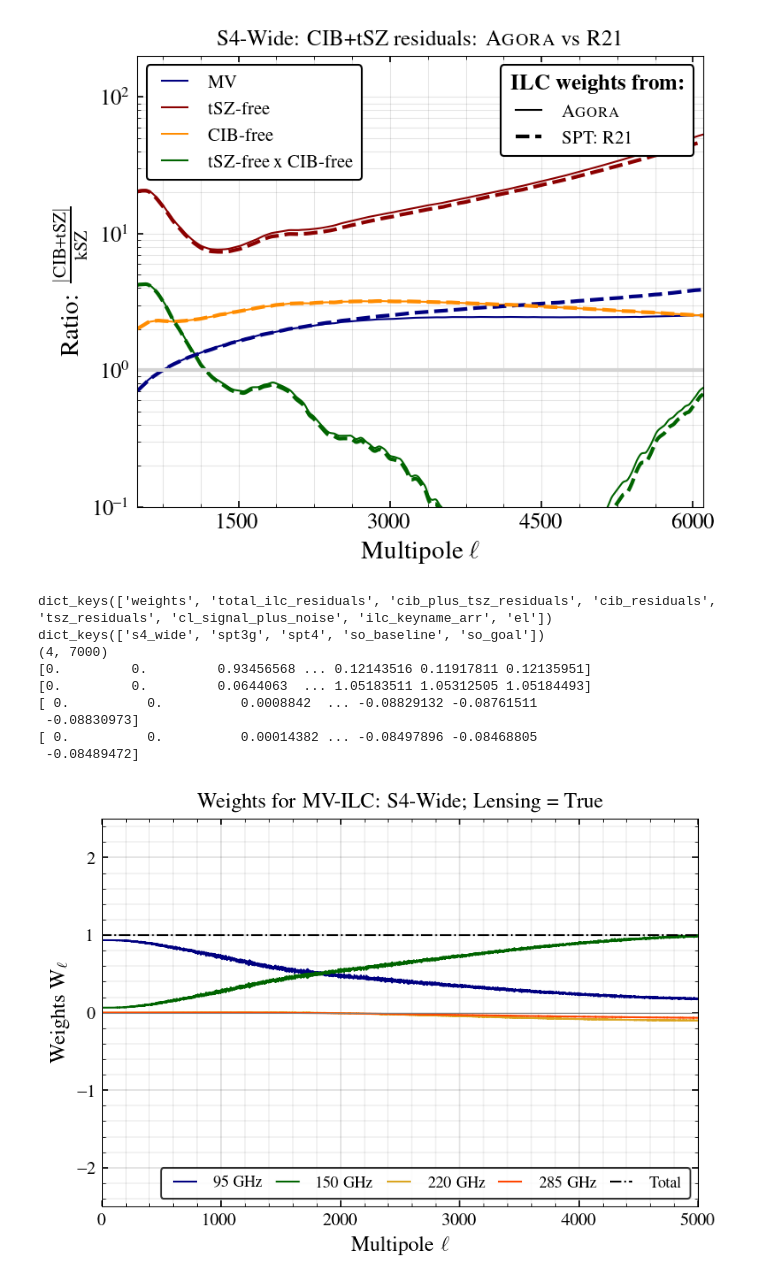
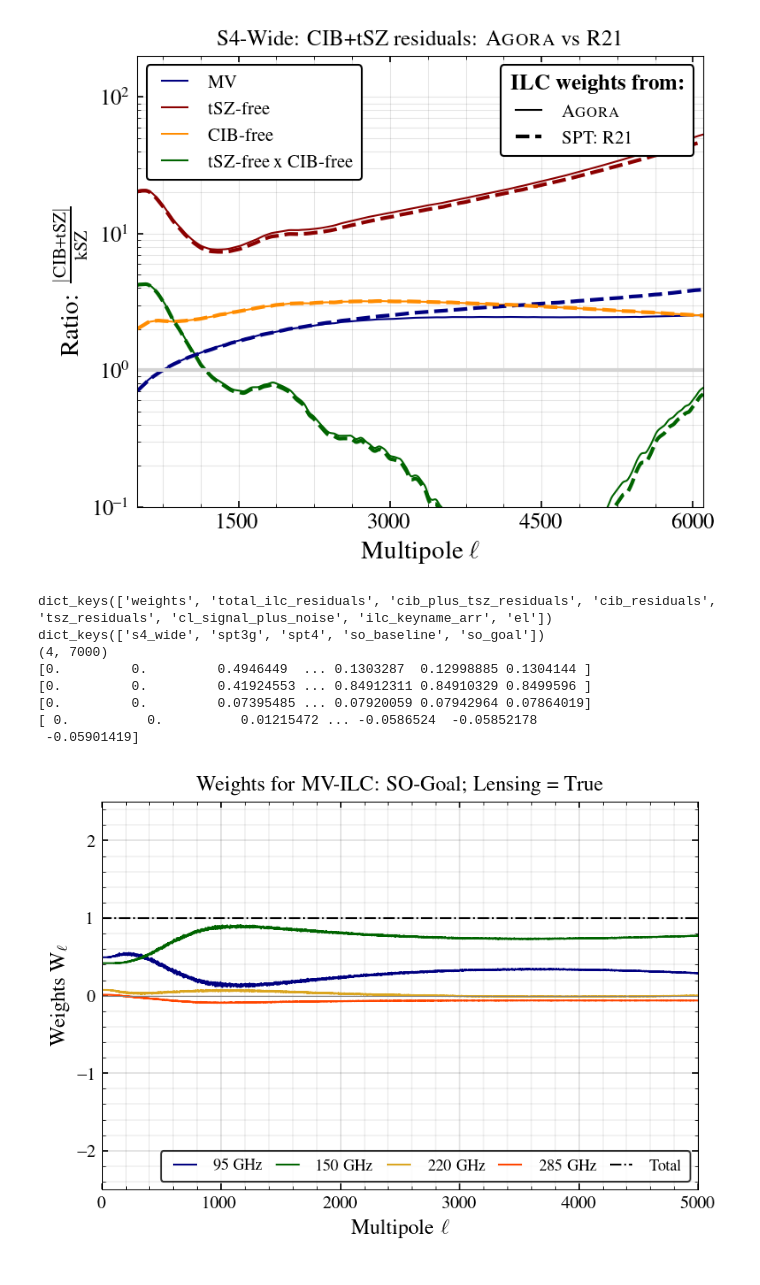
Before and after one commit to sriniraghunathan/cross_ilc_methods_paper, a Jupyter notebook: make_paper_plots.ipynb, the cells around one changed output. Saved outputs shown, nothing was run; the diff lists cells and outputs as text; code cells hidden in the pictures.

```diff
--- a/make_paper_plots.ipynb
+++ b/make_paper_plots.ipynb
@@ -960,10 +960,10 @@ dict_keys(['weights', 'total_ilc_residuals', 'cib_plus_tsz_residuals', 'cib_resi
 #read and show weights
 which_fg_model = 'agora'
 reqd_ilc_keyname = 'mv'
-reqd_expname = 's4_wide'
+#reqd_expname = 's4_wide'
 #reqd_ilc_keyname = 'tszfree'
 #reqd_ilc_keyname = 'cibfree'
-#reqd_expname = 'so_goal'
+reqd_expname = 'so_goal'
 #reqd_expname = 'so_baseline'
 #reqd_expname = 'spt3g'
 
@@ -1031,37 +1031,36 @@ title_str = r'Weights for %s-ILC: %s; Lensing = %s' %(ilc_keyname_dict[reqd_ilc_
 title(title_str, fontsize = fsval)
 
 #legend
 legend(loc = 4, fontsize = fsval-3, ncol = 5, columnspacing=0.5)
 
 #labels
 xlabel(r'Multipole $\ell$', fontsize = fsval)
 ylabel(r'Weights W$_{\ell}$', fontsize = fsval)
 
 #limits
 xmin, xmax = 0, 5000.
 #ymin, ymax = -1.2, 1.2
 ymin, ymax = -2.5, 2.5
 xlim(xmin, xmax); ylim(ymin, ymax)
 
 #grid
 grid(which = 'major', axis = 'both', lw = 0.1, color = 'black')
 grid(which = 'minor', axis = 'both', lw = 0.05, color = 'black')
 
 #save
 plname = 'plots/ilc_weights_%s_%s' %(reqd_ilc_keyname, reqd_expname)
 if for_lensing:
     planme = '%s_forlensing' %(plname)
 plname = '%s.png' %(plname)
 #savefig(plname, dpi = 200.)
 show()
 # %% [output]
 dict_keys(['weights', 'total_ilc_residuals', 'cib_plus_tsz_residuals', 'cib_residuals', 'tsz_residuals', 'cl_signal_plus_noise', 'ilc_keyname_arr', 'el'])
 dict_keys(['s4_wide', 'spt3g', 'spt4', 'so_baseline', 'so_goal'])
 (4, 7000)
-[0.         0.         0.93456568 ... 0.12143516 0.11917811 0.12135951]
-[0.         0.         0.0644063  ... 1.05183511 1.05312505 1.05184493]
-[ 0.          0.          0.0008842  ... -0.08829132 -0.08761511
- -0.08830973]
-[ 0.          0.          0.00014382 ... -0.08497896 -0.08468805
- -0.08489472]
+[0.         0.         0.4946449  ... 0.1303287  0.12998885 0.1304144 ]
+[0.         0.         0.41924553 ... 0.84912311 0.84910329 0.8499596 ]
+[0.         0.         0.07395485 ... 0.07920059 0.07942964 0.07864019]
+[ 0.          0.          0.01215472 ... -0.0586524  -0.05852178
+ -0.05901419]
-[figure, old version]
+[figure, new version]
```
Also changed, not shown: parts of 6 cells of this notebook, 1 other file.
